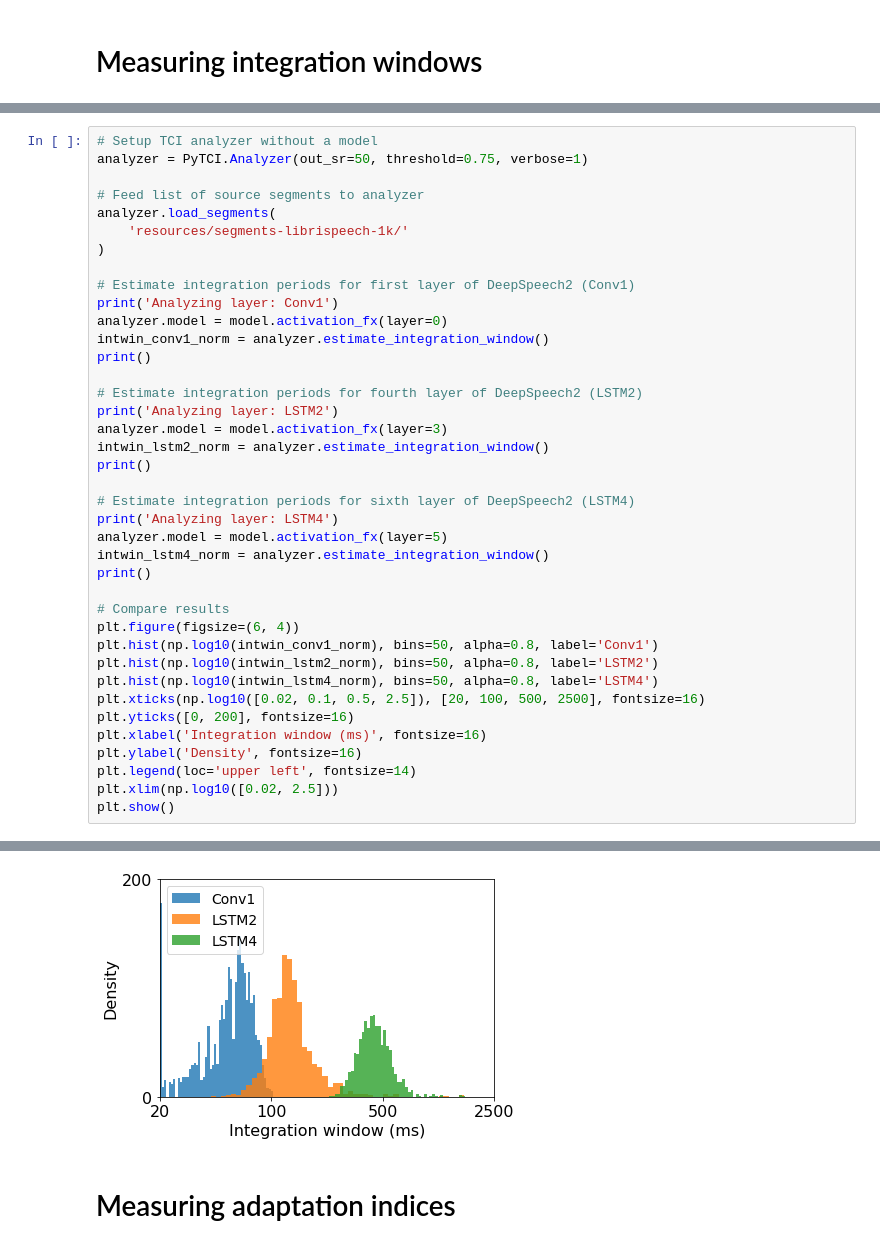
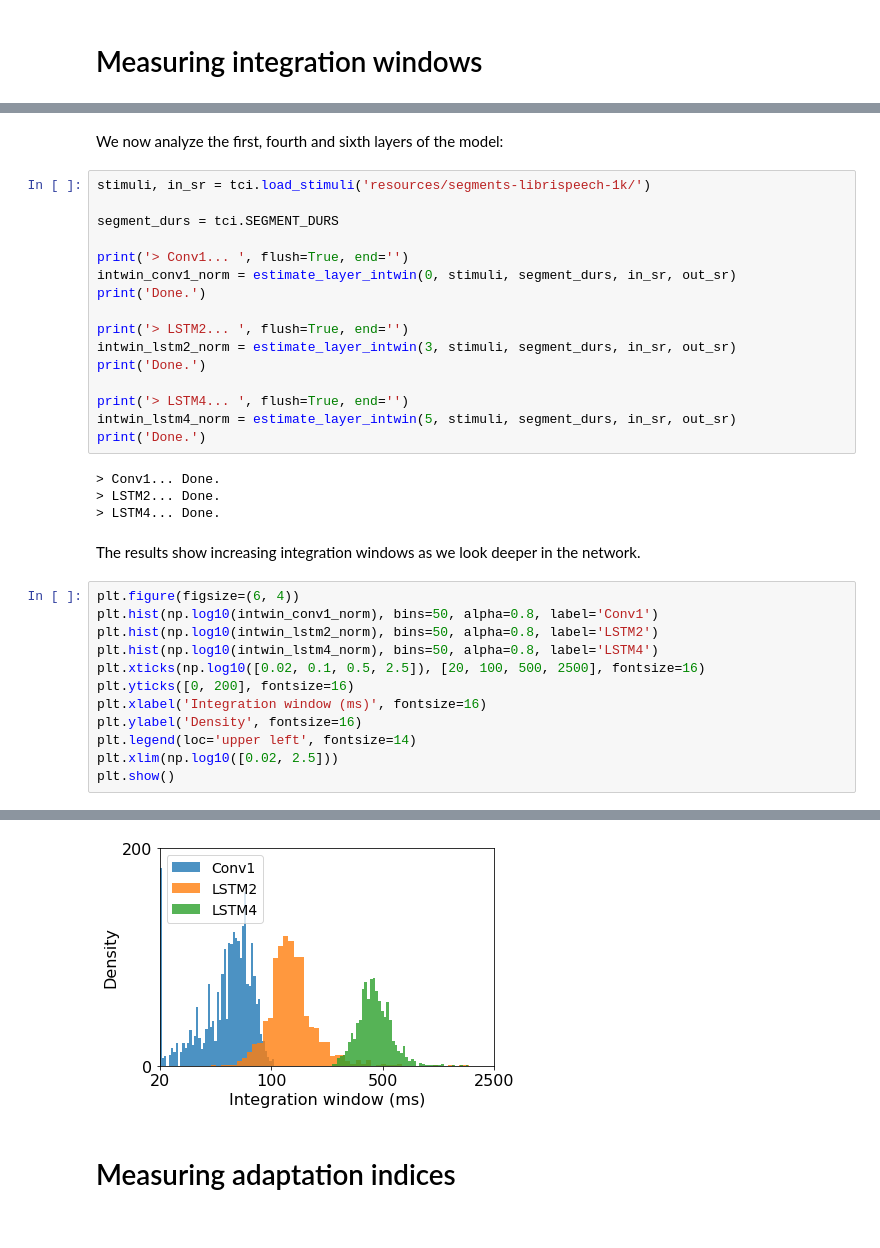
Before and after one commit to naplab/PyTCI, a Jupyter notebook: Examples/Example-DeepSpeech.ipynb, the cells around one changed output, grey strips where cells are left out. Drawn from its saved outputs; the diff is of its cells as text.

```diff
--- a/Examples/Example-DeepSpeech.ipynb
+++ b/Examples/Example-DeepSpeech.ipynb
@@ -376,31 +403,28 @@ The results show increasing integration windows as we look deeper in the network
+# %% [markdown]
+We now analyze the first, fourth and sixth layers of the model:
+# %%
+stimuli, in_sr = tci.load_stimuli('resources/segments-librispeech-1k/')
+
+segment_durs = tci.SEGMENT_DURS
+
+print('> Conv1... ', flush=True, end='')
+intwin_conv1_norm = estimate_layer_intwin(0, stimuli, segment_durs, in_sr, out_sr)
+print('Done.')
+
+print('> LSTM2... ', flush=True, end='')
+intwin_lstm2_norm = estimate_layer_intwin(3, stimuli, segment_durs, in_sr, out_sr)
+print('Done.')
+
+print('> LSTM4... ', flush=True, end='')
+intwin_lstm4_norm = estimate_layer_intwin(5, stimuli, segment_durs, in_sr, out_sr)
+print('Done.')
+# %% [output]
+> Conv1... Done.
+> LSTM2... Done.
+> LSTM4... Done.
+# %% [markdown]
+The results show increasing integration windows as we look deeper in the network.
 # %%
-# Setup TCI analyzer without a model
-analyzer = PyTCI.Analyzer(out_sr=50, threshold=0.75, verbose=1)
-
-# Feed list of source segments to analyzer
-analyzer.load_segments(
-    'resources/segments-librispeech-1k/'
-)
-
-# Estimate integration periods for first layer of DeepSpeech2 (Conv1)
-print('Analyzing layer: Conv1')
-analyzer.model = model.activation_fx(layer=0)
-intwin_conv1_norm = analyzer.estimate_integration_window()
-print()
-
-# Estimate integration periods for fourth layer of DeepSpeech2 (LSTM2)
-print('Analyzing layer: LSTM2')
-analyzer.model = model.activation_fx(layer=3)
-intwin_lstm2_norm = analyzer.estimate_integration_window()
-print()
-
-# Estimate integration periods for sixth layer of DeepSpeech2 (LSTM4)
-print('Analyzing layer: LSTM4')
-analyzer.model = model.activation_fx(layer=5)
-intwin_lstm4_norm = analyzer.estimate_integration_window()
-print()
-
-# Compare results
 plt.figure(figsize=(6, 4))
 plt.hist(np.log10(intwin_conv1_norm), bins=50, alpha=0.8, label='Conv1')
 plt.hist(np.log10(intwin_lstm2_norm), bins=50, alpha=0.8, label='LSTM2')
@@ -430,4 +440,4 @@ Analyzing layer: LSTM4
-[figure, old version]
+[figure, new version]
 # %% [markdown]
 # Measuring adaptation indices
 # %% [markdown]
```
Also changed, not shown: parts of 12 cells of this notebook, 6 other files.
